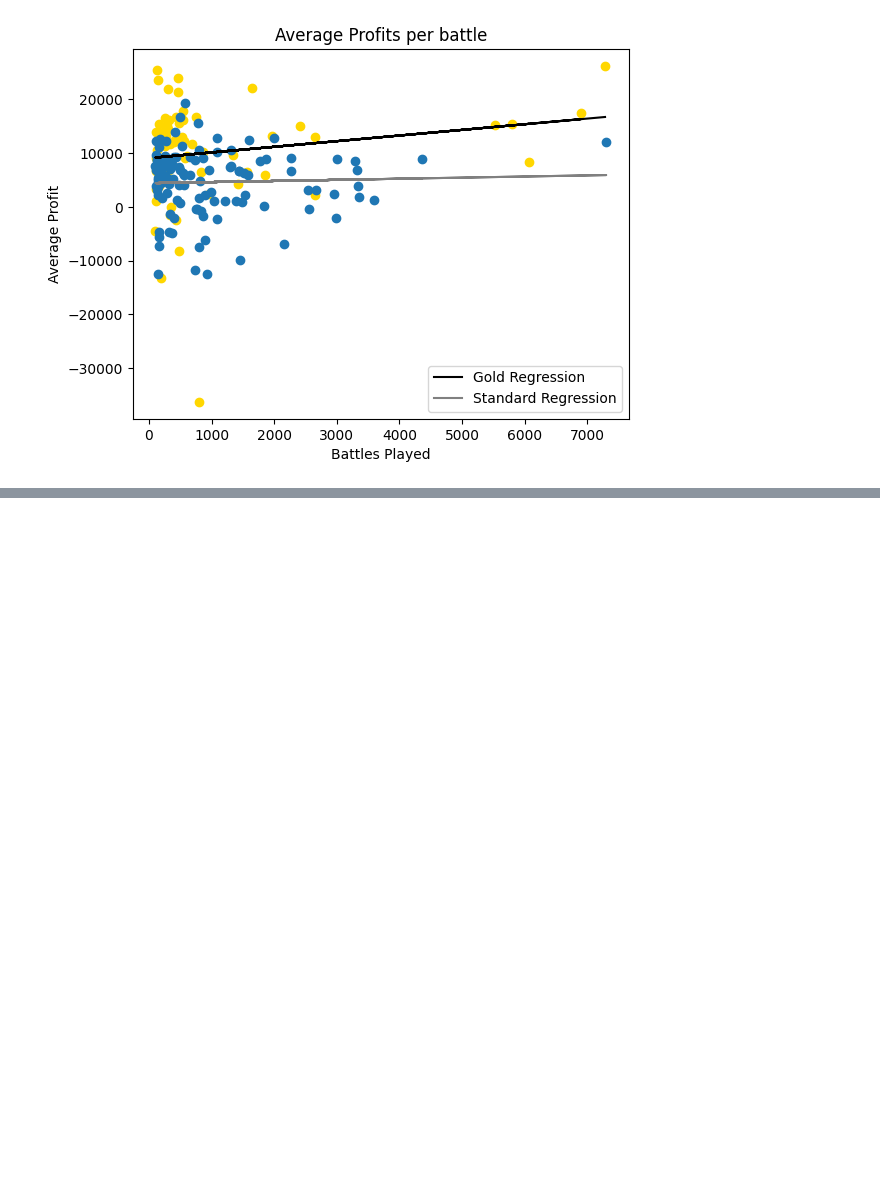
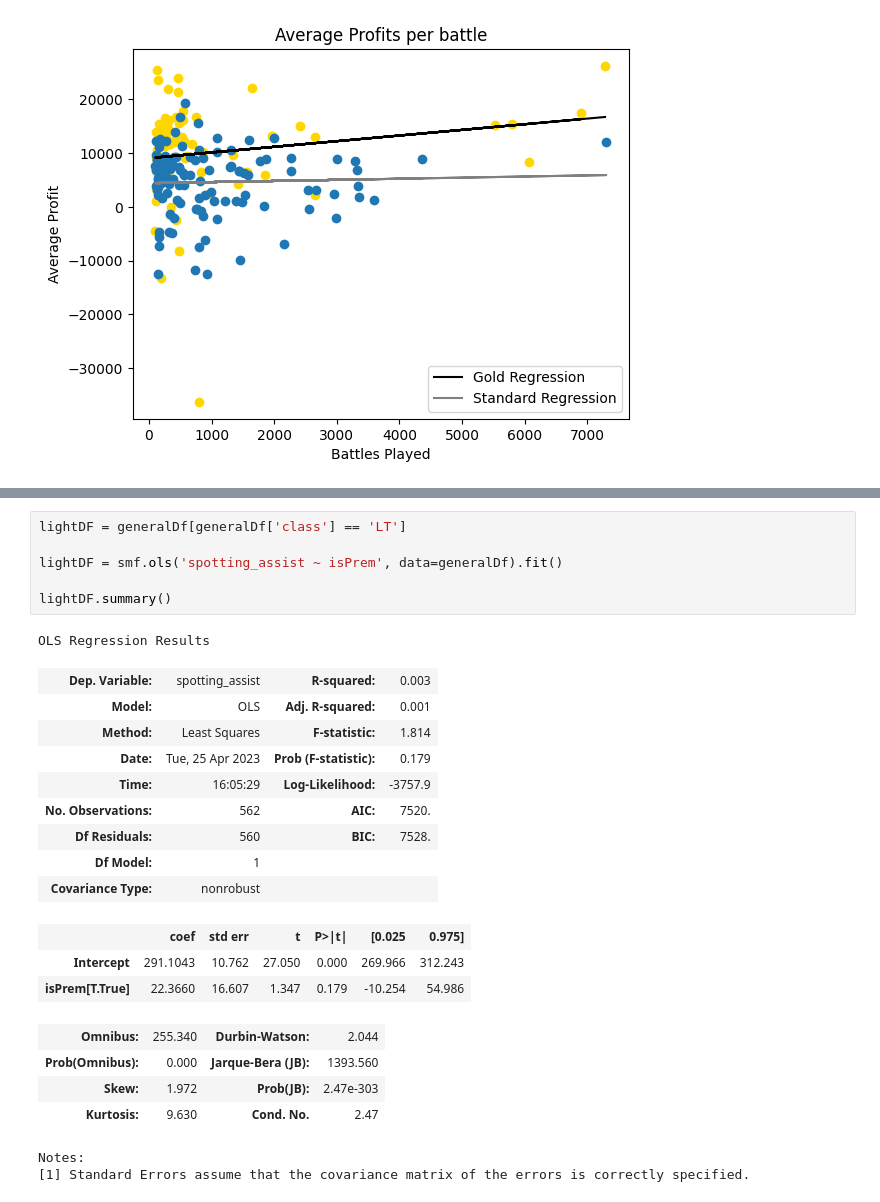
Before and after one commit to jeffreyLyngdoh/Final-Tutorial-World-of-Tank-deep-dive, a Jupyter notebook: final.ipynb, the cells around one changed output, grey strips where cells are left out. Saved outputs shown, nothing was run; the diff lists cells and outputs as text; blank space fills up the shorter version.

```diff
--- a/final.ipynb
+++ b/final.ipynb
@@ -269,0 +307,26 @@ plt.show()
+# %%
+lightDF = generalDf[generalDf['class'] == 'LT']
+
+lightDF = smf.ols('spotting_assist ~ isPrem', data=generalDf).fit()
+
+lightDF.summary()
+# %% [output]
+OLS Regression Results
+| Dep. Variable: | spotting_assist | R-squared: | 0.003 |
+| Model: | OLS | Adj. R-squared: | 0.001 |
+| Method: | Least Squares | F-statistic: | 1.814 |
+| Date: | Tue, 25 Apr 2023 | Prob (F-statistic): | 0.179 |
+| Time: | 16:05:29 | Log-Likelihood: | -3757.9 |
+| No. Observations: | 562 | AIC: | 7520. |
+| Df Residuals: | 560 | BIC: | 7528. |
+| Df Model: | 1 |  |  |
+| Covariance Type: | nonrobust |  |  |
+|  | coef | std err | t | P>|t| | [0.025 | 0.975] |
+| Intercept | 291.1043 | 10.762 | 27.050 | 0.000 | 269.966 | 312.243 |
+| isPrem[T.True] | 22.3660 | 16.607 | 1.347 | 0.179 | -10.254 | 54.986 |
+| Omnibus: | 255.340 | Durbin-Watson: | 2.044 |
+| Prob(Omnibus): | 0.000 | Jarque-Bera (JB): | 1393.560 |
+| Skew: | 1.972 | Prob(JB): | 2.47e-303 |
+| Kurtosis: | 9.630 | Cond. No. | 2.47 |
+Notes:
+[1] Standard Errors assume that the covariance matrix of the errors is correctly specified.
```
Also changed, not shown: parts of 7 cells of this notebook, 1 other file.
